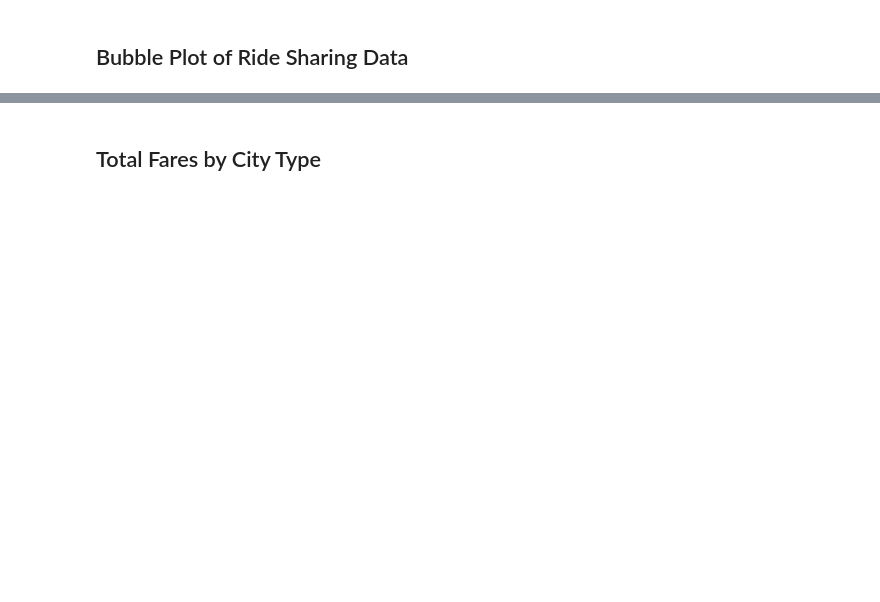
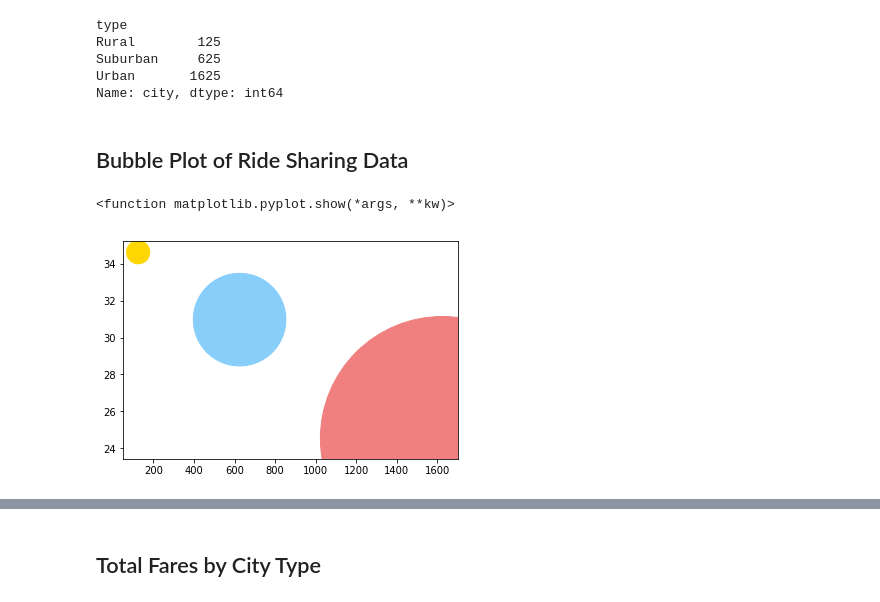
Before and after one commit to licia858/Matplotlib, a Jupyter notebook: Instructions/Pyber/pyber_starter.ipynb, the cells around one changed output, grey strips where cells are left out. Drawn from its saved outputs; the diff is of its cells as text; code cells hidden in the pictures; blank space fills up the shorter version.

```diff
--- a/Instructions/Pyber/pyber_starter.ipynb
+++ b/Instructions/Pyber/pyber_starter.ipynb
@@ -10,7 +10,11 @@ city_data_to_load = "data/city_data.csv"
 ride_data_to_load = "data/ride_data.csv"
 
 # Read the City and Ride Data
-
+citydata = pd.read_csv(city_data_to_load)
+ridedata = pd.read_csv(ride_data_to_load)
 # Combine the data into a single dataset
-
+CombinedCityRide_df = pd.merge(citydata, ridedata, how='outer', on='city')
 # Display the data table for preview
+CombinedCityRide_df.head()
+TotalFare = CombinedCityRide_df['fare'].sum()
+print (TotalFare)
@@ -25,17 +23,39 @@ ride_data_to_load = "data/ride_data.csv"
+# %%
+cityGroup = CombinedCityRide_df.groupby('type')
+y_axis = cityGroup['fare'].mean()
+s_axis = cityGroup['driver_count'].sum()
+x_axis = cityGroup['type'].count()
+Citytypes = cityGroup['city'].count()
+# %%
+Citytypes
+# %% [output]
+type
+Rural        125
+Suburban     625
+Urban       1625
+Name: city, dtype: int64
 # %% [markdown]
 ## Bubble Plot of Ride Sharing Data
 # %%
 # Obtain the x and y coordinates for each of the three city types
 
+#for color in city
+colors = ['Gold', 'LightSkyBlue', 'LightCoral']
+
 # Build the scatter plots for each city types
+plt.scatter(x_axis, y_axis, s_axis, marker='o', c=colors)
 
 # Incorporate the other graph properties
 
 # Create a legend
 
 # Incorporate a text label regarding circle size
 
 # Save Figure
+plt.show
+# %% [output]
+<function matplotlib.pyplot.show(*args, **kw)>
+[figure, added]
 # %%
 # Show plot
 plt.show()
```
Also changed, not shown: parts of 18 cells of this notebook.
